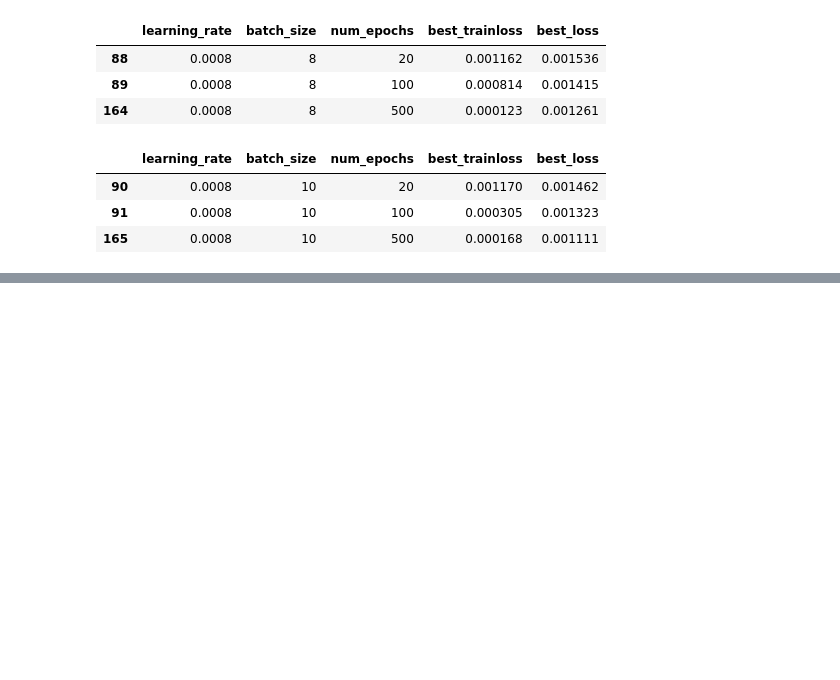
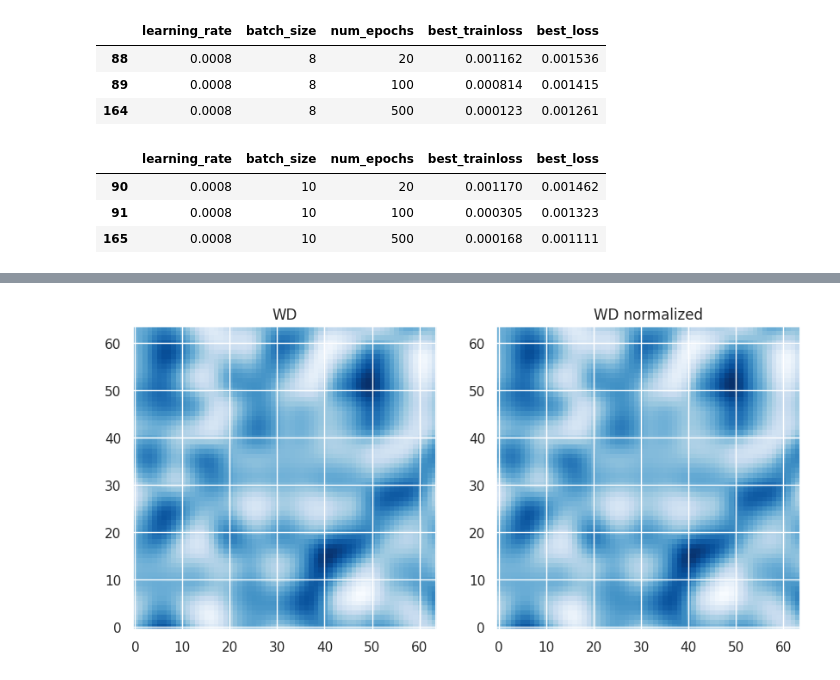
Before and after one commit to SjoCno/Flood-5, a Jupyter notebook: notebooks/All_timesteps.ipynb, the cells around one changed output, grey strips where cells are left out. Cells and saved outputs as stored; diff of their text form; code cells hidden in the pictures; blank space fills up the shorter version.

```diff
--- a/notebooks/All_timesteps.ipynb
+++ b/notebooks/All_timesteps.ipynb
@@ -835,0 +856,11 @@ sensitivity_df.loc[(sensitivity_df['learning_rate'] == 0.0008) & (sensitivity_df
+# %%
+fig, axs = plt.subplots(1, 2, figsize=(10, 5))
+
+axs[0].imshow(train_dataset[0]['DEM'].reshape(number_grids,number_grids), cmap='Blues_r', origin='lower')
+axs[0].set_title('WD')
+
+axs[1].imshow(aug_dataset[0]['Input'][0].reshape(number_grids,number_grids), cmap='Blues_r', origin='lower')
+axs[1].set_title('WD normalized')
+plt.show()
+# %% [output]
+[figure, added]
```
Also changed, not shown: parts of 16 cells of this notebook.
